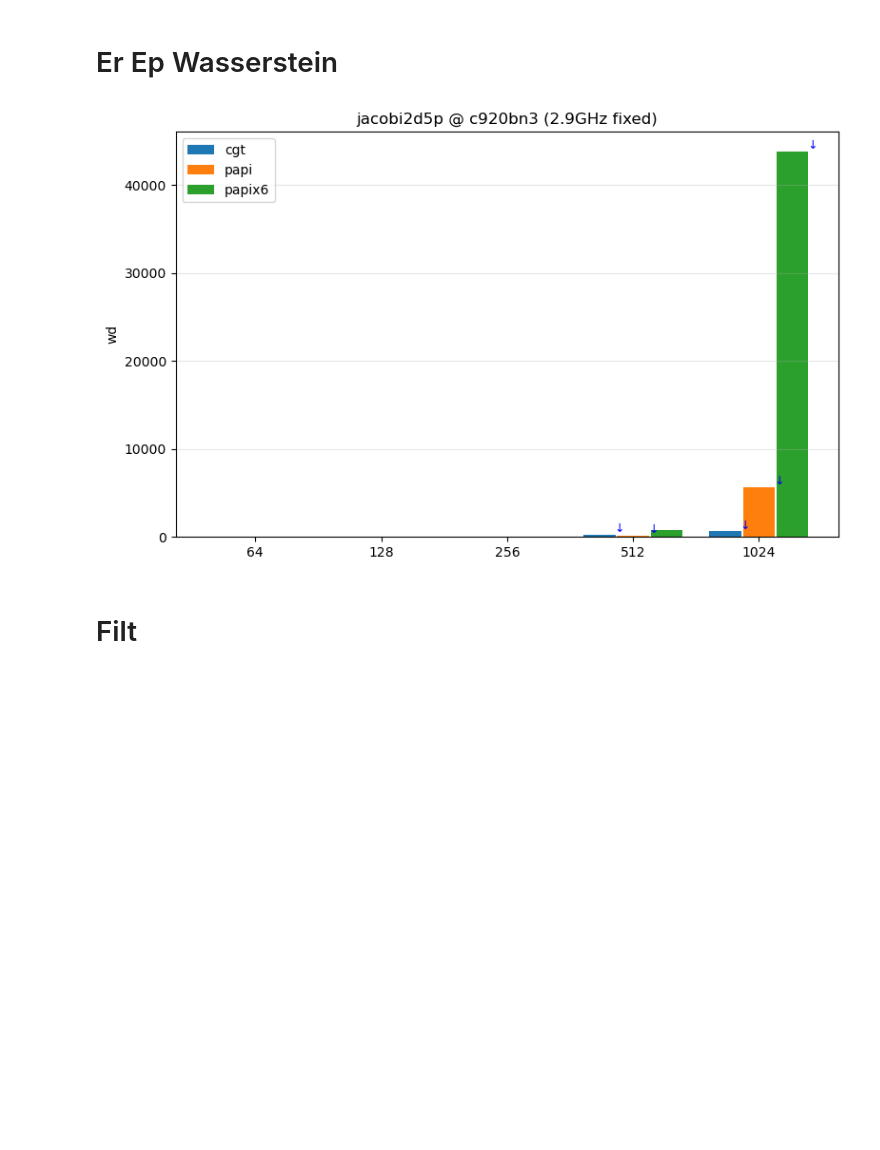
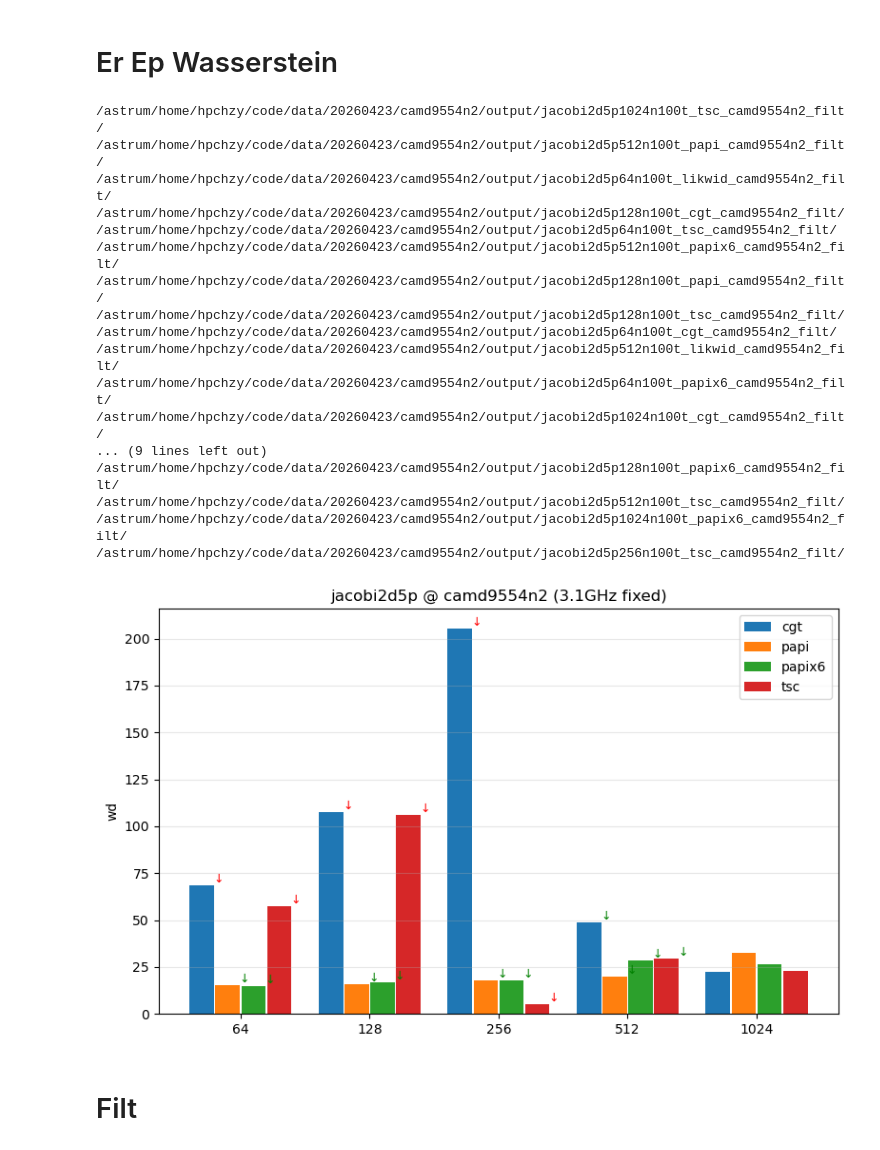
Before and after one commit to HunterHan/TacVar, a Jupyter notebook: utils/filt_expr_plot.ipynb, the cells around one changed output. Drawn from its saved outputs; the diff is of its cells as text; code cells hidden in the pictures; blank space fills up the shorter version.

```diff
--- a/utils/filt_expr_plot.ipynb
+++ b/utils/filt_expr_plot.ipynb
@@ -11,12 +11,12 @@ import random
 data_root = '/astrum/home/hpchzy/code/data/'
 date_base = '20260423'
 
-# hostname = 'camd9554n2'
+hostname = 'camd9554n2'
 # hostname = 'cgnr6760pn2'
-hostname = 'c920bn3'
+# hostname = 'c920bn3'
 
-# kernel = "jacobi2d5p"
-kernel = "tl_f90_cg_calc_w"
+kernel = "jacobi2d5p"
+# kernel = "tl_f90_cg_calc_w"
 
 iarr = 1024
 
@@ -27,9 +27,14 @@ freq_dict = {'camd9554n2': 3.1, 'cgnr6760pn2': 2.2, 'c920bn3': 2.9}
 # Er Ep Wasserstein
 # %%
 readf = lambda p: float(open(p).read().split()[0])
-pat = re.compile(rf'output/(.*?)(\d+)n\d+t_(.*?)_{re.escape(hostname)}_filt/')
+filt_folders = glob.glob(os.path.join(data_path, f'{kernel}*n*{hostname}_filt/'))
+
 rows = []
-for d in glob.glob(os.path.join(data_path, '*_filt/')):
+for d in filt_folders:
+    print(d)
+    timer = re.search(f'{kernel}.*n.*_(.*)_{hostname}_filt/', d).group(1)
+    if timer == 'likwid':
+        continue
     m = pat.search(d)
     if not m or m.group(1) != kernel:
         continue
@@ -42,6 +47,7 @@ for d in glob.glob(os.path.join(data_path, '*_filt/')):
         })
     except Exception:
         pass
+
 df = pd.DataFrame(rows)
 if df.empty:
     print('no data for this kernel')
@@ -49,6 +55,7 @@ else:
     iarrs = sorted(df['iarr'].unique())
     ts = sorted(df['timer'].unique(), key=str)
     w = 0.8 / max(len(ts), 1)
+    # er_min, ep_min = 0.01, 0.1
     er_min, ep_min = 0.01, 0.1
     arrow_dx = 0.45 * w
     fig, ax = plt.subplots(figsize=(max(8, len(iarrs) * 1.2), 5))
@@ -57,37 +64,54 @@ else:
         for j, i in enumerate(iarrs):
             r = df[(df['iarr'] == i) & (df['timer'] == t)]
             if r.empty:
                 continue
             r = r.iloc[0]
             x.append(j + w * (ti - (len(ts) - 1) / 2))
             h.append(r['wd'])
             ers.append(r['er'])
             eps.append(r['ep'])
         if not x:
             continue
         c = f'C{ti % 10}'
         ax.bar(x, h, width=w * 0.95, label=t, color=c, align='center')
         for xi, hi, e, p in zip(x, h, ers, eps):
-            low_er, low_ep = e < er_min, p < ep_min
-            if not (low_er or low_ep):
+            greater_er, greater_ep = e > er_min, p > ep_min
+            if not (greater_er or greater_ep):
                 continue
-            if low_er and low_ep:
+            if greater_er and greater_ep:
                 color = 'red'
             elif low_ep:
                 color = 'blue'
             else:
                 color = 'green'
             ax.text(xi + arrow_dx, hi, '↓', ha='left', va='bottom', color=color, fontsize=9, clip_on=False)
     ax.set_xticks(np.arange(len(iarrs)))
     ax.set_xticklabels(iarrs)
     ax.set_ylabel('wd')
     ax.set_title(f'{kernel} @ {hostname} ({freq_dict[hostname]}GHz fixed)')
     ax.grid(axis='y', alpha=0.3)
     ax.legend()
     plt.tight_layout()
     plt.show()
 # %% [output]
+/astrum/home/hpchzy/code/data/20260423/camd9554n2/output/jacobi2d5p1024n100t_tsc_camd9554n2_filt/
+/astrum/home/hpchzy/code/data/20260423/camd9554n2/output/jacobi2d5p512n100t_papi_camd9554n2_filt/
+/astrum/home/hpchzy/code/data/20260423/camd9554n2/output/jacobi2d5p64n100t_likwid_camd9554n2_filt/
+/astrum/home/hpchzy/code/data/20260423/camd9554n2/output/jacobi2d5p128n100t_cgt_camd9554n2_filt/
+/astrum/home/hpchzy/code/data/20260423/camd9554n2/output/jacobi2d5p64n100t_tsc_camd9554n2_filt/
+/astrum/home/hpchzy/code/data/20260423/camd9554n2/output/jacobi2d5p512n100t_papix6_camd9554n2_filt/
+/astrum/home/hpchzy/code/data/20260423/camd9554n2/output/jacobi2d5p128n100t_papi_camd9554n2_filt/
+/astrum/home/hpchzy/code/data/20260423/camd9554n2/output/jacobi2d5p128n100t_tsc_camd9554n2_filt/
+/astrum/home/hpchzy/code/data/20260423/camd9554n2/output/jacobi2d5p64n100t_cgt_camd9554n2_filt/
+/astrum/home/hpchzy/code/data/20260423/camd9554n2/output/jacobi2d5p512n100t_likwid_camd9554n2_filt/
+/astrum/home/hpchzy/code/data/20260423/camd9554n2/output/jacobi2d5p64n100t_papix6_camd9554n2_filt/
+/astrum/home/hpchzy/code/data/20260423/camd9554n2/output/jacobi2d5p1024n100t_cgt_camd9554n2_filt/
+... (9 lines left out)
+/astrum/home/hpchzy/code/data/20260423/camd9554n2/output/jacobi2d5p128n100t_papix6_camd9554n2_filt/
+/astrum/home/hpchzy/code/data/20260423/camd9554n2/output/jacobi2d5p512n100t_tsc_camd9554n2_filt/
+/astrum/home/hpchzy/code/data/20260423/camd9554n2/output/jacobi2d5p1024n100t_papix6_camd9554n2_filt/
+/astrum/home/hpchzy/code/data/20260423/camd9554n2/output/jacobi2d5p256n100t_tsc_camd9554n2_filt/
-[figure, old version]
+[figure, new version]
 # %% [markdown]
 # Filt
 # %%
```
Also changed, not shown: parts of 2 cells of this notebook, 4 other files.
